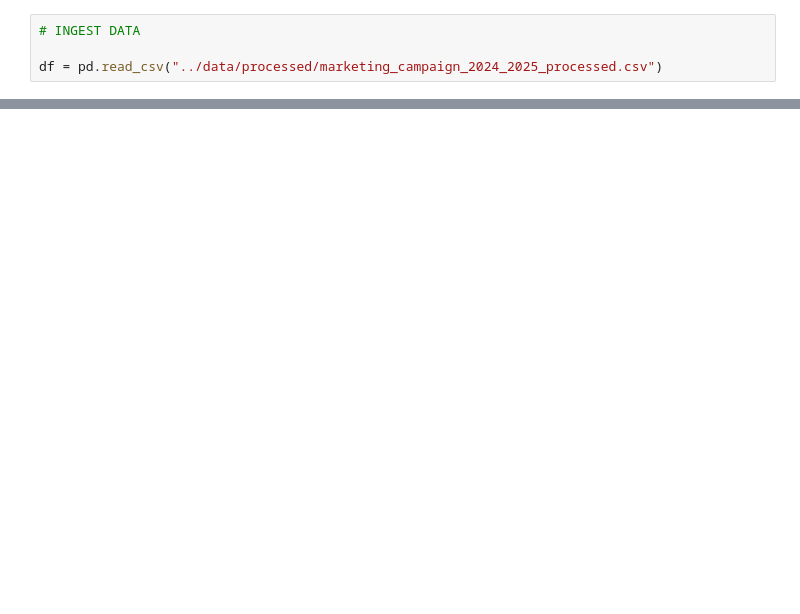
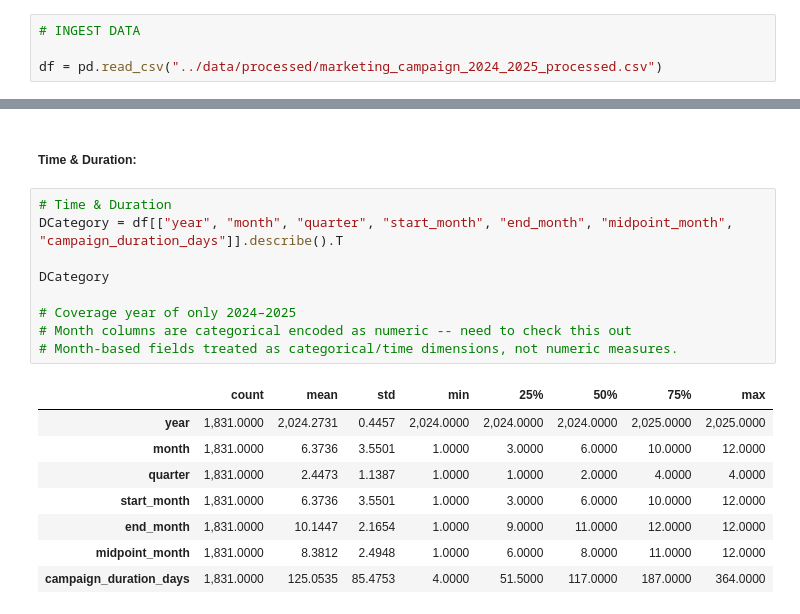
Before and after one commit to Playful-Cloud/Marketing_Campaign_Analysis_and_Optimization, a Jupyter notebook: notebooks/05_EDA.ipynb, the cells around one changed output, grey strips where cells are left out. Saved outputs shown, nothing was run; the diff lists cells and outputs as text; blank space fills up the shorter version.

```diff
--- a/notebooks/05_EDA.ipynb
+++ b/notebooks/05_EDA.ipynb
@@ -105,0 +289,20 @@ plt.show()
+# %% [markdown]
+##### Time & Duration:
+# %%
+# Time & Duration
+DCategory = df[["year", "month", "quarter", "start_month", "end_month", "midpoint_month", "campaign_duration_days"]].describe().T
+
+DCategory
+
+# Coverage year of only 2024–2025
+# Month columns are categorical encoded as numeric -- need to check this out
+# Month-based fields treated as categorical/time dimensions, not numeric measures.
+# %% [output]
+|  | count | mean | std | min | 25% | 50% | 75% | max |
+| year | 1,831.0000 | 2,024.2731 | 0.4457 | 2,024.0000 | 2,024.0000 | 2,024.0000 | 2,025.0000 | 2,025.0000 |
+| month | 1,831.0000 | 6.3736 | 3.5501 | 1.0000 | 3.0000 | 6.0000 | 10.0000 | 12.0000 |
+| quarter | 1,831.0000 | 2.4473 | 1.1387 | 1.0000 | 1.0000 | 2.0000 | 4.0000 | 4.0000 |
+| start_month | 1,831.0000 | 6.3736 | 3.5501 | 1.0000 | 3.0000 | 6.0000 | 10.0000 | 12.0000 |
+| end_month | 1,831.0000 | 10.1447 | 2.1654 | 1.0000 | 9.0000 | 11.0000 | 12.0000 | 12.0000 |
+| midpoint_month | 1,831.0000 | 8.3812 | 2.4948 | 1.0000 | 6.0000 | 8.0000 | 11.0000 | 12.0000 |
+| campaign_duration_days | 1,831.0000 | 125.0535 | 85.4753 | 4.0000 | 51.5000 | 117.0000 | 187.0000 | 364.0000 |
```
Also changed, not shown: parts of 40 cells of this notebook, 2 other files.
